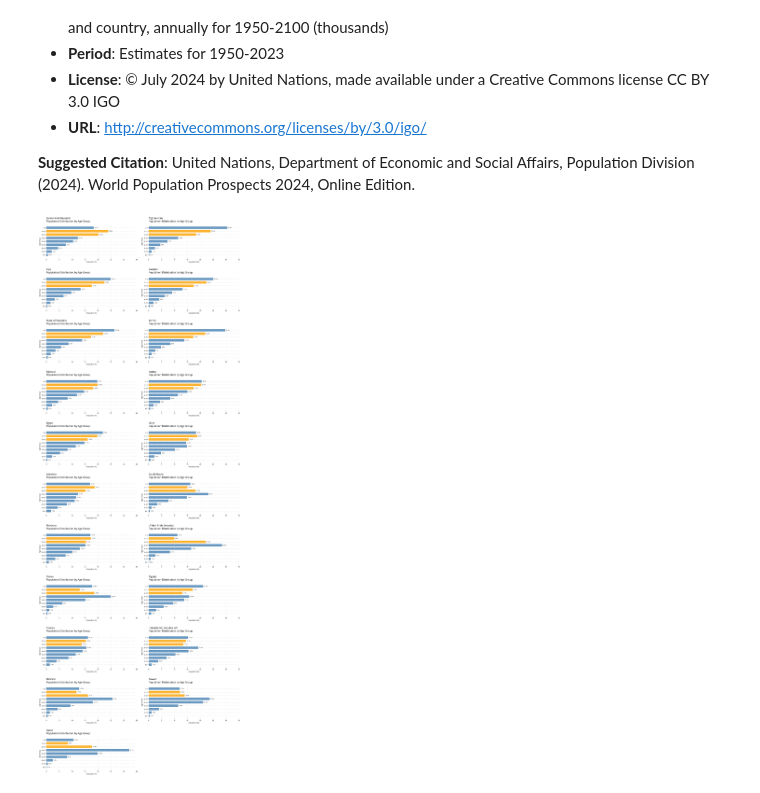
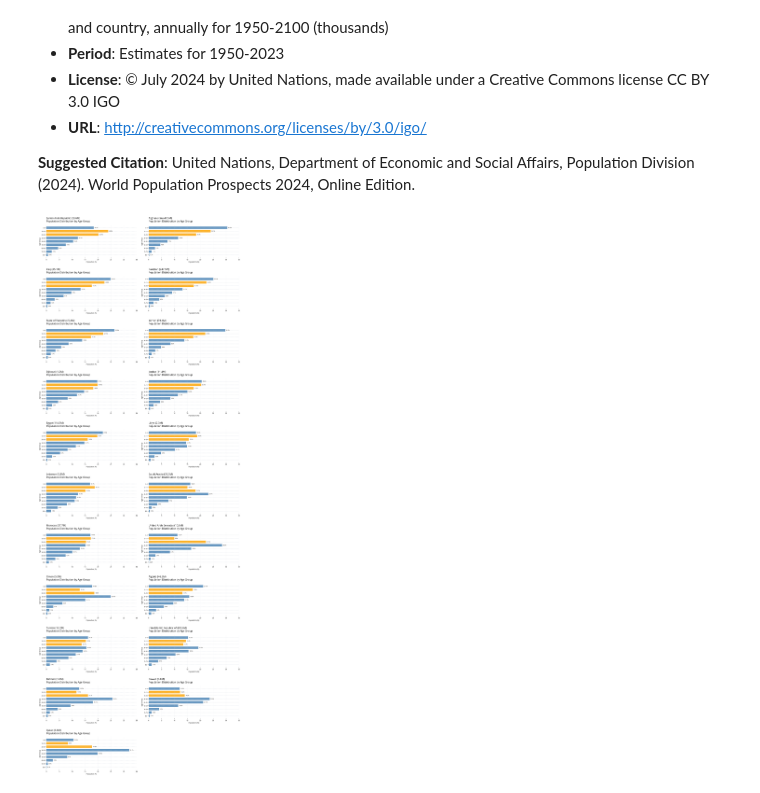
Before and after one commit to datapartnership/GenZ_Protest_Analysis, a Jupyter notebook: notebooks/demographic.ipynb, the cells around one changed output. Saved outputs shown, nothing was run; the diff lists cells and outputs as text; code cells hidden in the pictures.

Commit message:
add total population

```diff
--- a/notebooks/demographic.ipynb
+++ b/notebooks/demographic.ipynb
@@ -91,6 +91,13 @@ def plot_all_countries():
 
         # Prepare data
         total_pop = country_data[age_groups_10yr].sum()
+        # Convert from thousands to actual population and format for display
+        total_pop_millions = (total_pop * 1000) / 1_000_000
+        if total_pop_millions >= 1:
+            pop_display = f"{total_pop_millions:.1f}M"
+        else:
+            pop_display = f"{(total_pop * 1000) / 1000:.0f}K"
+
         pct_data = (country_data[age_groups_10yr] / total_pop * 100).values
 
         y_pos = np.arange(len(age_groups_10yr))
@@ -107,33 +114,34 @@ def plot_all_countries():
         ax.set_yticklabels(age_groups_10yr, fontsize=9)
         ax.set_xlabel('Population (%)', fontsize=10)
         ax.set_ylabel('Age Group', fontsize=10)
         ax.invert_yaxis()  # Youngest at bottom
         ax.grid(axis='x', alpha=0.3, linestyle='--')
 
-        # Set title (country name) and subtitle (population distribution) aligned to the left
-        ax.set_title(f'{country}\nPopulation Distribution by Age Group',
+        # Set title with country name and total population in brackets
+        ax.set_title(f'{country} ({pop_display})\nPopulation Distribution by Age Group',
                      fontsize=16, fontweight='bold', pad=20,
                      linespacing=1.4, loc='left')
 
         # Add percentage labels on bars with smart positioning to avoid overlap
+
         for i, (v, age) in enumerate(zip(pct_data, age_groups_10yr)):
             # Position text at the end of the bar with some padding
             x_pos = v + 0.3
             ax.text(x_pos, i, f'{v:.1f}%', va='center', fontsize=8,
                     bbox=dict(boxstyle='round,pad=0.3', facecolor='white', alpha=0.8, edgecolor='none'))
 
         # Set x-axis limits to a fixed 35% for all charts
         ax.set_xlim(0, 35)
 
     # Remove extra subplots if odd number of countries
     for idx in range(n_countries, len(axes)):
         axes[idx].axis('off')
 
 plot_all_countries()
 
 # Adjust layout with proper spacing to prevent overlap
 plt.tight_layout(h_pad=3.5, w_pad=2.5)
 #plt.savefig('../outputs/population_distribution_by_genz.png', dpi=300, bbox_inches='tight')
 plt.show()
 # %% [output]
-[figure, old version]
+[figure, new version]
```
